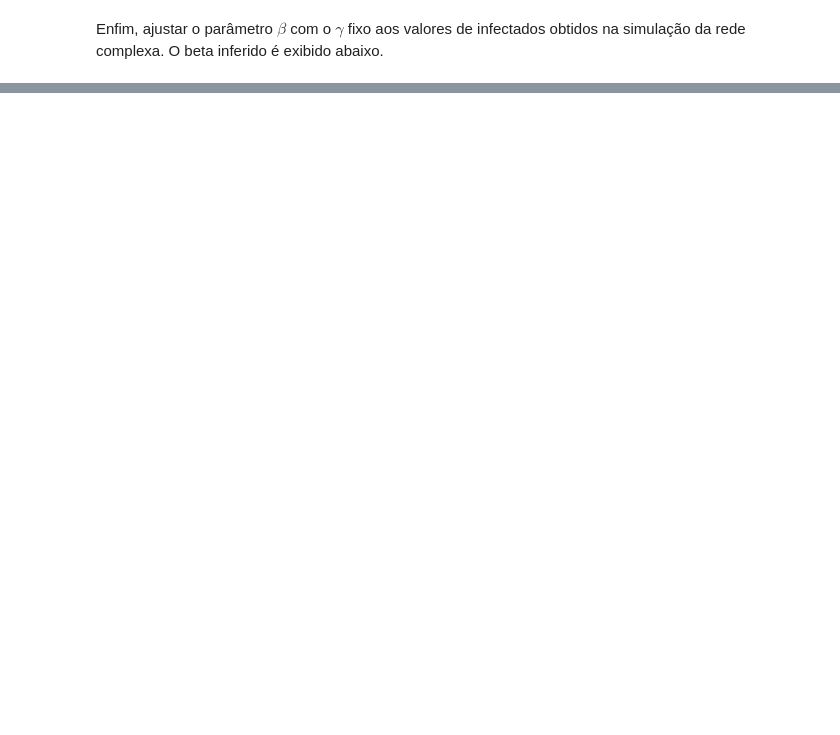
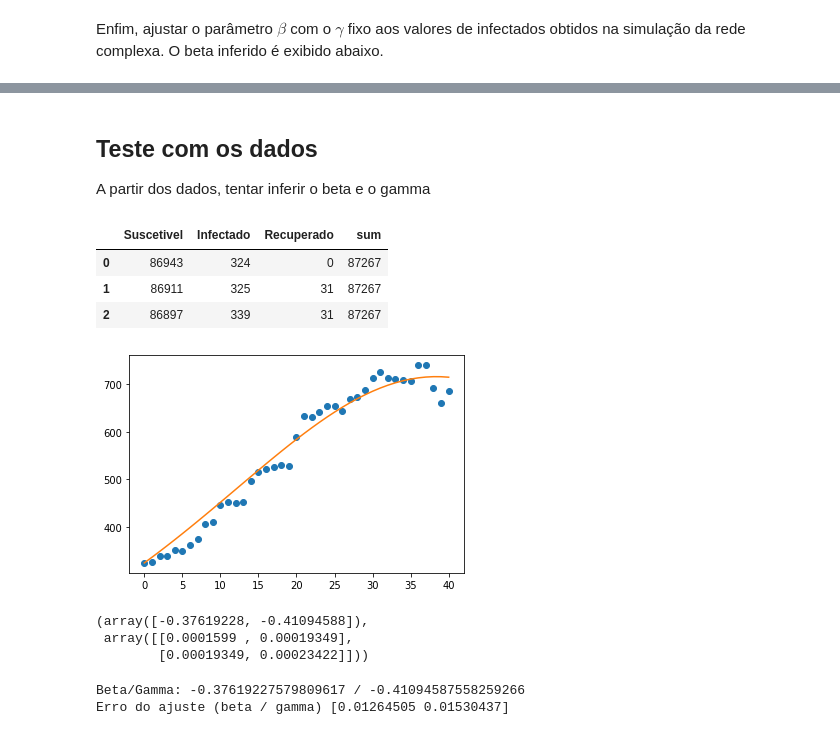
Before and after one commit to ramarquesjr/graph-tool_guide, a Jupyter notebook: SIR/Beta inferido sob a EDO.ipynb, the cells around one changed output, grey strips where cells are left out. Saved outputs shown, nothing was run; the diff lists cells and outputs as text; code cells hidden in the pictures; blank space fills up the shorter version.

Commit message:
- Teste de inferência dos parâmetros com os dados informados.

```diff
--- a/SIR/Beta inferido sob a EDO.ipynb
+++ b/SIR/Beta inferido sob a EDO.ipynb
@@ -146,0 +148,60 @@ plt.legend();
+# %% [markdown]
+## Teste com os dados
+
+A partir dos dados, tentar inferir o beta e o gamma
+# %%
+data = pd.read_csv('dados.csv', sep=',')
+data['sum'] = data.sum(axis=1)
+# %%
+data.head(3)
+# %% [output]
+|  | Suscetivel | Infectado | Recuperado | sum |
+| 0 | 86943 | 324 | 0 | 87267 |
+| 1 | 86911 | 325 | 31 | 87267 |
+| 2 | 86897 | 339 | 31 | 87267 |
+# %%
+def sir_model3(y, x, beta, gamma):
+    '''
+        `y` contém o número de suscetível, infectados e recuperados
+    '''
+    N = y[0] + y[1] + y[2]
+    S = -beta * y[0] * y[1] / N
+    R = gamma * y[1]
+    I = -(S + R)
+    return S, I, R
+
+def fit_odeint3(x, beta, gamma):
+    return integrate.odeint(sir_model3,
+                            (S0, I0, R0),
+                            x,
+                            args=(beta, gamma),
+                            mxstep=6000)[:,1] # retorna só a segunda posíção, que é o número de infectados
+# %%
+# suscetivel + infectado
+N = data.iloc[0, 0] + data.iloc[0, 1]
+# os registros o índice 0 do dataframe `data`
+S0 = data.iloc[0, 0]
+I0 = data.iloc[0, 1]
+R0 = data.iloc[0, 2]
+
+popt, pcov = optimize.curve_fit(fit_odeint3, data.index.to_numpy(), data['Infectado'].to_numpy())
+fitted = fit_odeint3(data.index.to_numpy(), *popt)
+
+plt.plot(data.index.to_numpy(), data['Infectado'].to_numpy(), 'o')
+plt.plot(data.index.to_numpy(), fitted)
+plt.show()
+# %% [output]
+[figure, added]
+# %%
+popt, pcov
+# %% [output]
+(array([-0.37619228, -0.41094588]),
+ array([[0.0001599 , 0.00019349],
+        [0.00019349, 0.00023422]]))
+# %%
+error = np.sqrt(np.diag(pcov))
+print(f'Beta/Gamma: {popt[0]} / {popt[1]}')
+print(f'Erro do ajuste (beta / gamma) {error}')
+# %% [output]
+Beta/Gamma: -0.37619227579809617 / -0.41094587558259266
+Erro do ajuste (beta / gamma) [0.01264505 0.01530437]
```
Also changed, not shown: parts of 4 cells of this notebook, 1 other file.
